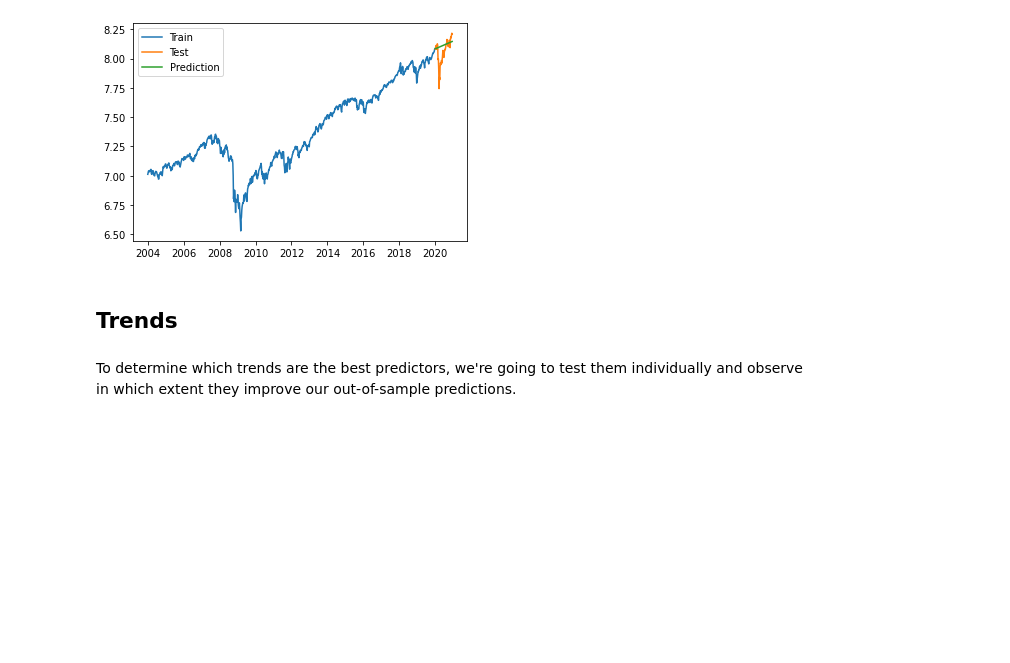
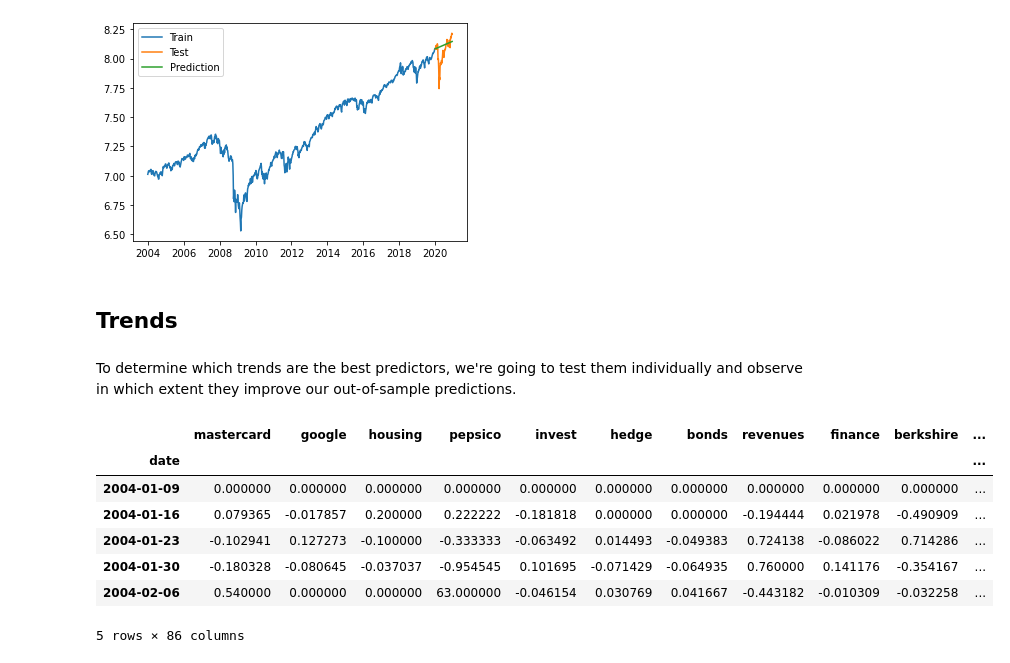
Before and after one commit to epfl-ada/ada-2020-project-milestone-p3-p3_adache, a Jupyter notebook: project.ipynb, the cells around one changed output. Drawn from its saved outputs; the diff is of its cells as text; code cells hidden in the pictures; blank space fills up the shorter version.

```diff
--- a/project.ipynb
+++ b/project.ipynb
@@ -417,3 +423,16 @@ Total fit time: 7.413 seconds
 ## Trends
 # %% [markdown]
 To determine which trends are the best predictors, we're going to test them individually and observe in which extent they improve our out-of-sample predictions.
+# %%
+df.index = pd.to_datetime(df.index)
+df = df.resample('W-FRI').apply(keep_last)
+df.head()
+# %% [output]
+|  | mastercard | google | housing | pepsico | invest | hedge | bonds | revenues | finance | berkshire | ... |
+| date |  |  |  |  |  |  |  |  |  |  | ... |
+| 2004-01-09 | 0.000000 | 0.000000 | 0.000000 | 0.000000 | 0.000000 | 0.000000 | 0.000000 | 0.000000 | 0.000000 | 0.000000 | ... |
+| 2004-01-16 | 0.079365 | -0.017857 | 0.200000 | 0.222222 | -0.181818 | 0.000000 | 0.000000 | -0.194444 | 0.021978 | -0.490909 | ... |
+| 2004-01-23 | -0.102941 | 0.127273 | -0.100000 | -0.333333 | -0.063492 | 0.014493 | -0.049383 | 0.724138 | -0.086022 | 0.714286 | ... |
+| 2004-01-30 | -0.180328 | -0.080645 | -0.037037 | -0.954545 | 0.101695 | -0.071429 | -0.064935 | 0.760000 | 0.141176 | -0.354167 | ... |
+| 2004-02-06 | 0.540000 | 0.000000 | 0.000000 | 63.000000 | -0.046154 | 0.030769 | 0.041667 | -0.443182 | -0.010309 | -0.032258 | ... |
+5 rows × 86 columns
```
Also changed, not shown: parts of 16 cells of this notebook, 1 other file.
